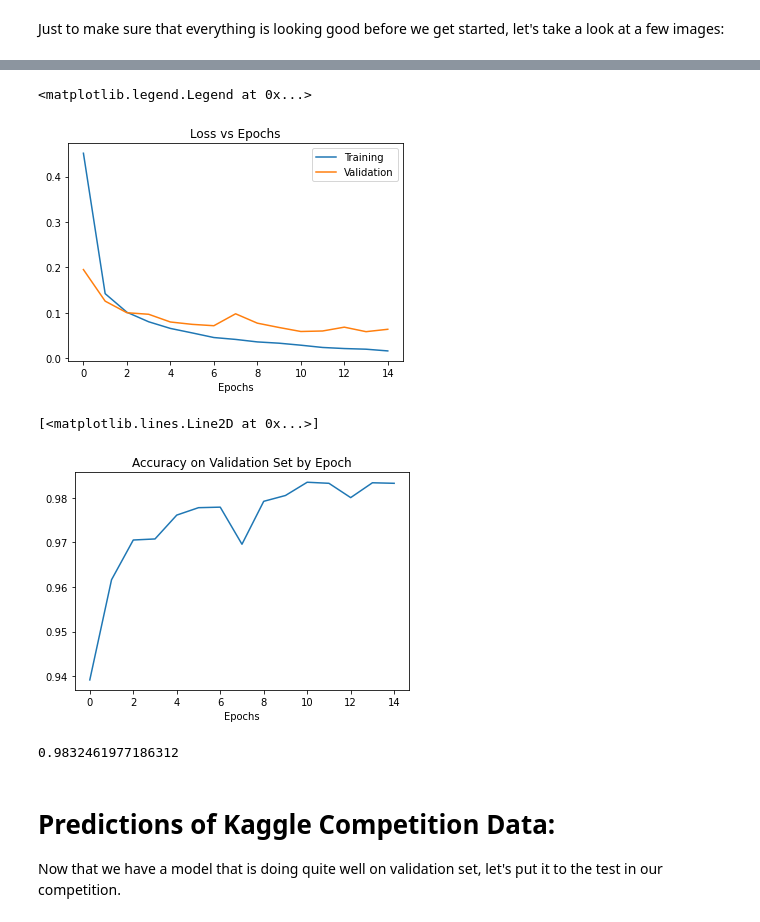
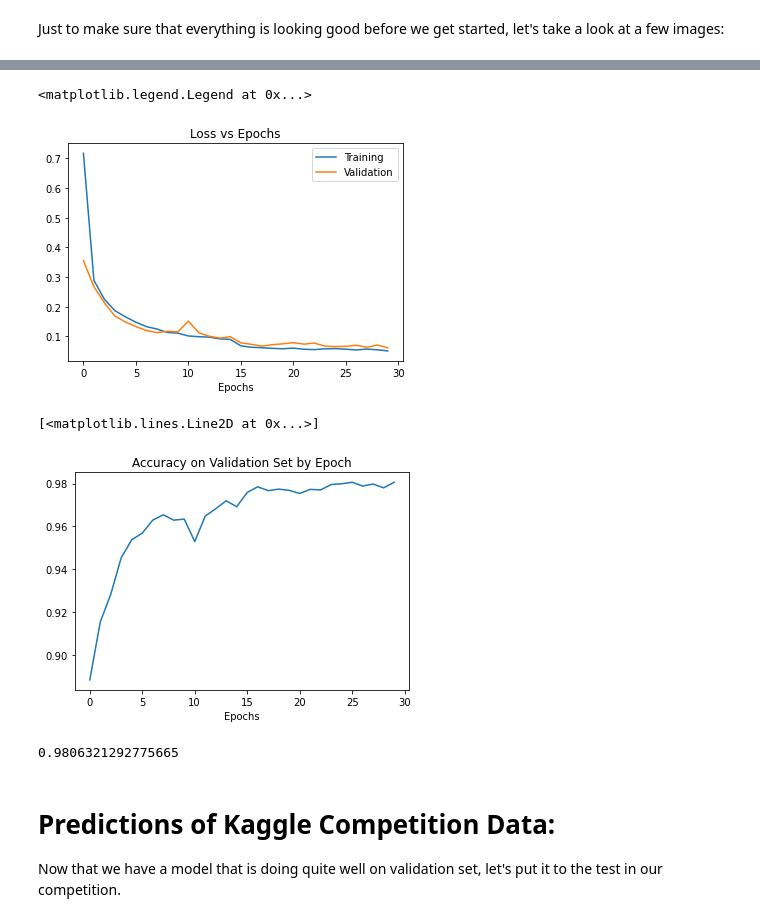
Before and after one commit to wcneill/kaggle, a Jupyter notebook: mnist/lnet5_mnist.ipynb, the cells around one changed output, grey strips where cells are left out. Saved outputs shown, nothing was run; the diff lists cells and outputs as text; code cells hidden in the pictures.

```diff
--- a/mnist/lnet5_mnist.ipynb
+++ b/mnist/lnet5_mnist.ipynb
@@ -37,31 +37,37 @@ class MNIST(Dataset):
 
         if self.labels:
             label = self.pixel_frame.iloc[index, 0]
-            data  = self.pixel_frame.iloc[index, 1:].to_numpy(dtype='float64').reshape(28,28, 1)
+            data  = self.pixel_frame.iloc[index, 1:].to_numpy(np.uint8).reshape(28,28, 1)
             if self.transform:
                 data = self.transform(data)
             return data, label
 
-        data  = self.pixel_frame.iloc[index].to_numpy(dtype='float64').reshape(28,28)
+        data  = self.pixel_frame.iloc[index].to_numpy(dtype=np.uint8).reshape(28,28)
         if self.transform:
             data = self.transform(data)
 
         return data
+
+class to_dtype(object):
+    def __call__(self, x, dtype=torch.FloatTensor):
+        return x.type(dtype)
 # %% [markdown]
 ## Transforms, Datasets and DataLoaders
 
 Next, we define very basic transforms. First, we transform each 28x28 numpy array into a 1x28x28 torch image tensor. Then we normalize the data to help convergence.
 # %%
-choices = transforms.RandomChoice([transforms.RandomAffine(30),
+choices = transforms.RandomChoice([transforms.RandomAffine(10),
                                    transforms.RandomPerspective()])
 
-transform = transforms.Compose([#transforms.ToPILImage(),
-                                #transforms.RandomApply([choices], 0.5),
+transform = transforms.Compose([transforms.ToPILImage(),
+                                transforms.RandomRotation(10, fill=(0,)),
+                                transforms.RandomPerspective(),
+                                transforms.RandomAffine(10),
                                 transforms.ToTensor(),
+                                to_dtype(),
                                 transforms.Normalize((0.5,), (0.5,))])
 
 trainset = MNIST('data/train.csv', transform=transform)
-trainloader = DataLoader(trainset, batch_size=32, shuffle=True, num_workers=4)
 # %% [markdown]
 Next, we define an 80/20 split so that we can estimate our models ability to generalize. From these datasets, we initialize DataLoaders that will automate the process of creating and loading 32 image batches into our model.
 # %%
@@ -124,14 +133,16 @@ device = torch.device('cuda' if torch.cuda.is_available() else 'cpu')
 model = LeNet()
 model = model.to(device)
 # %%
-opt = optim.Adam(model.parameters(), lr=0.0001)
+opt = optim.Adam(model.parameters(), lr=0.001)
+scheduler = optim.lr_scheduler.ReduceLROnPlateau(opt, 'min')
 criterion = nn.CrossEntropyLoss()
-epochs = 15
+epochs = 30
 
 train_loss = []
 valid_loss = []
 accuracy   = []
 valid_low = np.Inf
+
 
 for e in range(epochs):
     running_tl = 0
@@ -146,9 +157,9 @@ for e in range(epochs):
         t_cel = criterion(model(images.float()), labels)
         t_cel.backward()
         opt.step()
-
         running_tl += t_cel.item()
 
+    # validation pass
     with torch.no_grad():
         model.eval()
         for images, labels in validload:
@@ -160,6 +171,11 @@ for e in range(epochs):
             running_ac += (pred == labels).cpu().numpy().mean()
             running_vl += v_cel.item()
 
+    # Decay Learning Rate:
+    print(f'Epoch {e} Learning Rate: {opt.param_groups[0]["lr"]} Validation Loss: {v_cel}')
+    scheduler.step(v_cel)
+
+    # get loss metrics for plotting later
     train_loss.append(running_tl/len(trainload))
     valid_loss.append(running_vl/len(validload))
     accuracy.append(running_ac/len(validload))
@@ -166,23 +200,25 @@ for e in range(epochs):
 # %%
+torch.save(model.state_dict(), f'lenet_epochs30_noHF.pt')
+
 plt.title('Loss vs Epochs')
 plt.xlabel('Epochs')
 plt.plot(train_loss, label='Training')
 plt.plot(valid_loss, label='Validation')
 plt.legend()
 # %% [output]
 <matplotlib.legend.Legend at 0x...>
-[figure, old version]
+[figure, new version]
 # %%
 plt.title('Accuracy on Validation Set by Epoch')
 plt.xlabel('Epochs')
 plt.plot(accuracy)
 # %% [output]
 [<matplotlib.lines.Line2D at 0x...>]
-[figure, old version]
+[figure, new version]
 # %%
 accuracy[-1]
 # %% [output]
-0.9832461977186312
+0.9806321292775665
 # %% [markdown]
 # Predictions of Kaggle Competition Data:
 Now that we have a model that is doing quite well on validation set, let's put it to the test in our competition.
```
Also changed, not shown: parts of 6 cells of this notebook.
